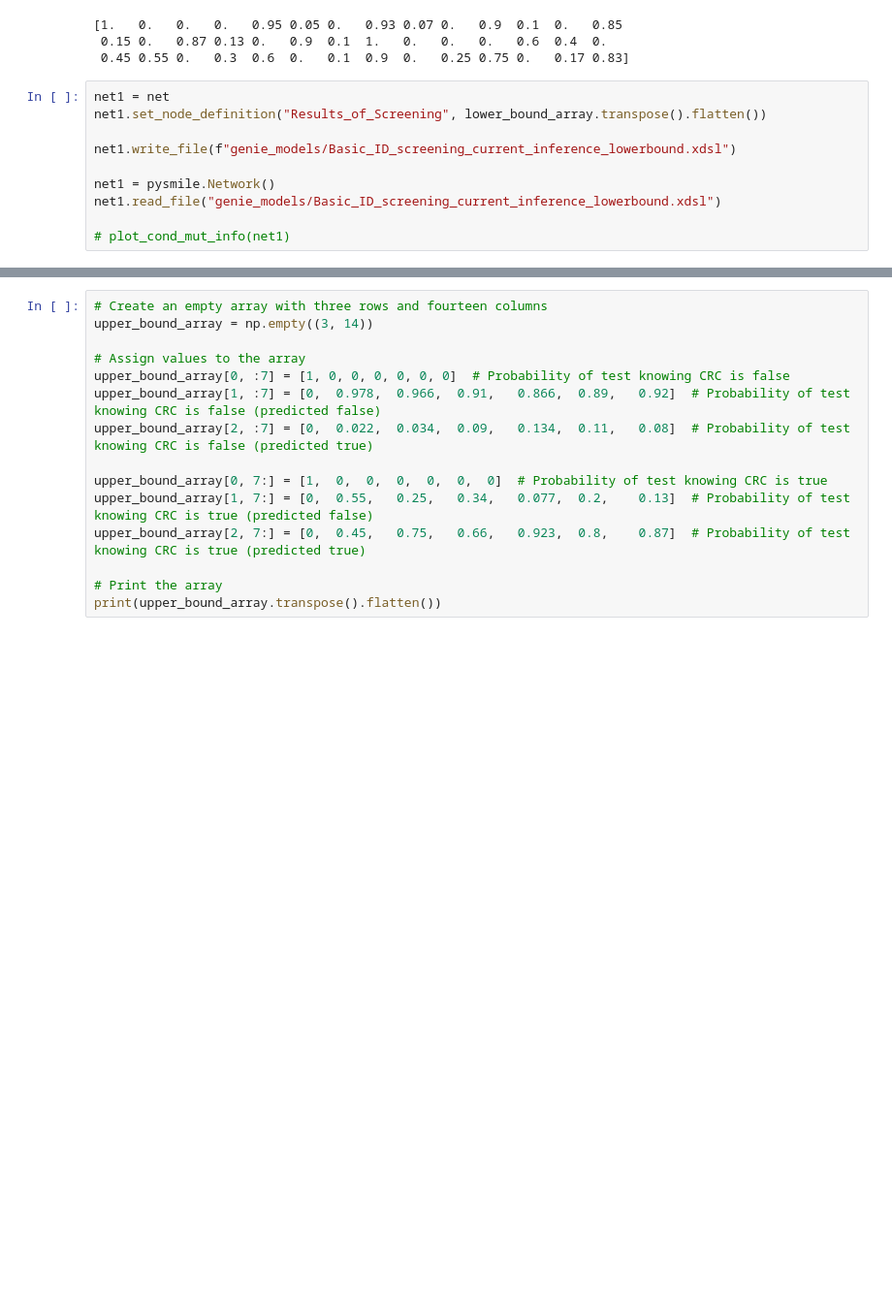
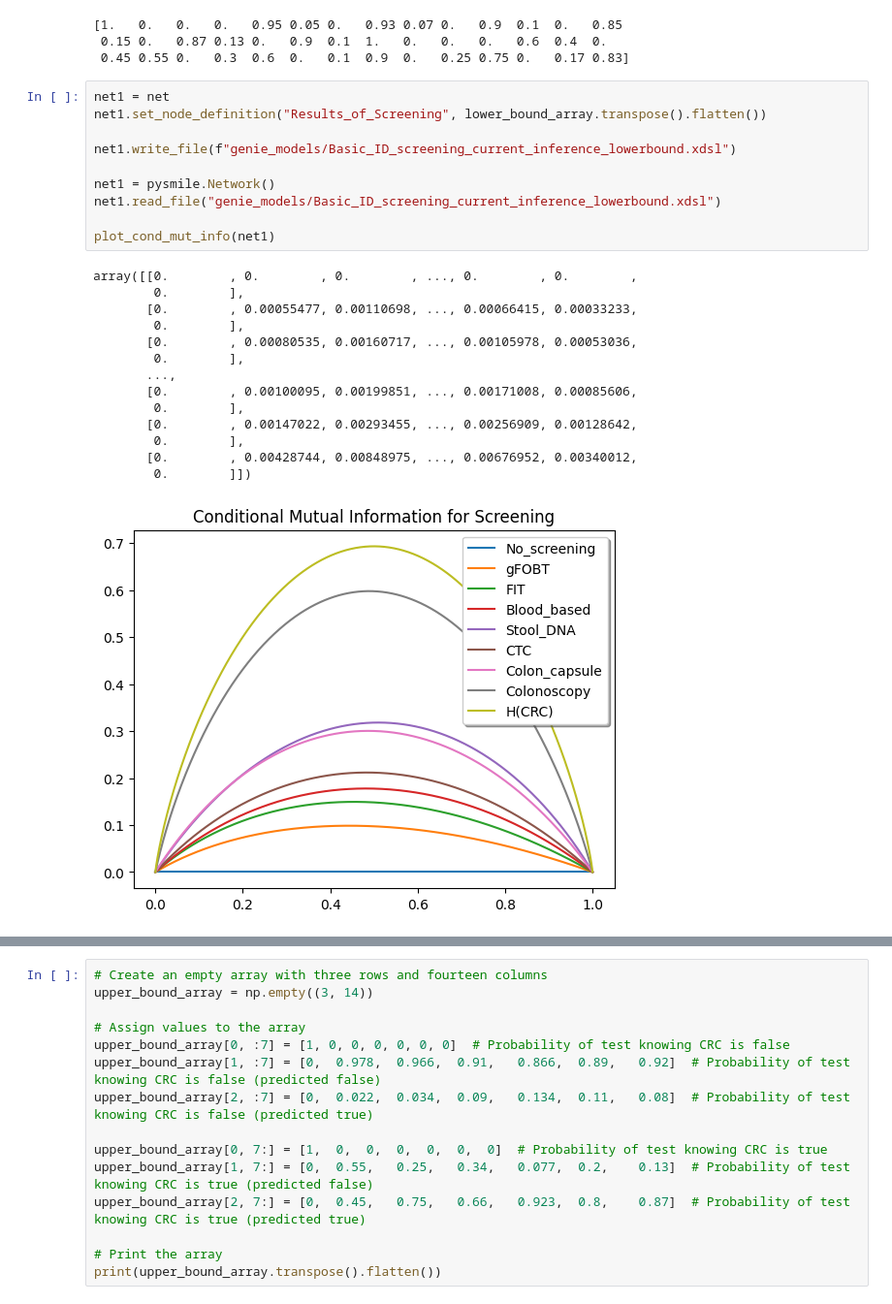
Before and after one commit to DanielCorralesAlonso/Decision_Model_Screening_CRC, a Jupyter notebook: tests.ipynb, the cells around one changed output, grey strips where cells are left out. Shown at 97% size. Saved outputs shown, nothing was run; the diff lists cells and outputs as text; blank space fills up the shorter version.

```diff
--- a/tests.ipynb
+++ b/tests.ipynb
@@ -243,10 +271,25 @@ print(lower_bound_array.transpose().flatten())
 # %%
 net1 = net
 net1.set_node_definition("Results_of_Screening", lower_bound_array.transpose().flatten())
 
 net1.write_file(f"genie_models/Basic_ID_screening_current_inference_lowerbound.xdsl")
 
 net1 = pysmile.Network()
 net1.read_file("genie_models/Basic_ID_screening_current_inference_lowerbound.xdsl")
 
-# plot_cond_mut_info(net1)
+plot_cond_mut_info(net1)
+# %% [output]
+array([[0.        , 0.        , 0.        , ..., 0.        , 0.        ,
+        0.        ],
+       [0.        , 0.00055477, 0.00110698, ..., 0.00066415, 0.00033233,
+        0.        ],
+       [0.        , 0.00080535, 0.00160717, ..., 0.00105978, 0.00053036,
+        0.        ],
+       ...,
+       [0.        , 0.00100095, 0.00199851, ..., 0.00171008, 0.00085606,
+        0.        ],
+       [0.        , 0.00147022, 0.00293455, ..., 0.00256909, 0.00128642,
+        0.        ],
+       [0.        , 0.00428744, 0.00848975, ..., 0.00676952, 0.00340012,
+        0.        ]])
+[figure, added]
```
Also changed, not shown: parts of 23 cells of this notebook, 16 other files.
